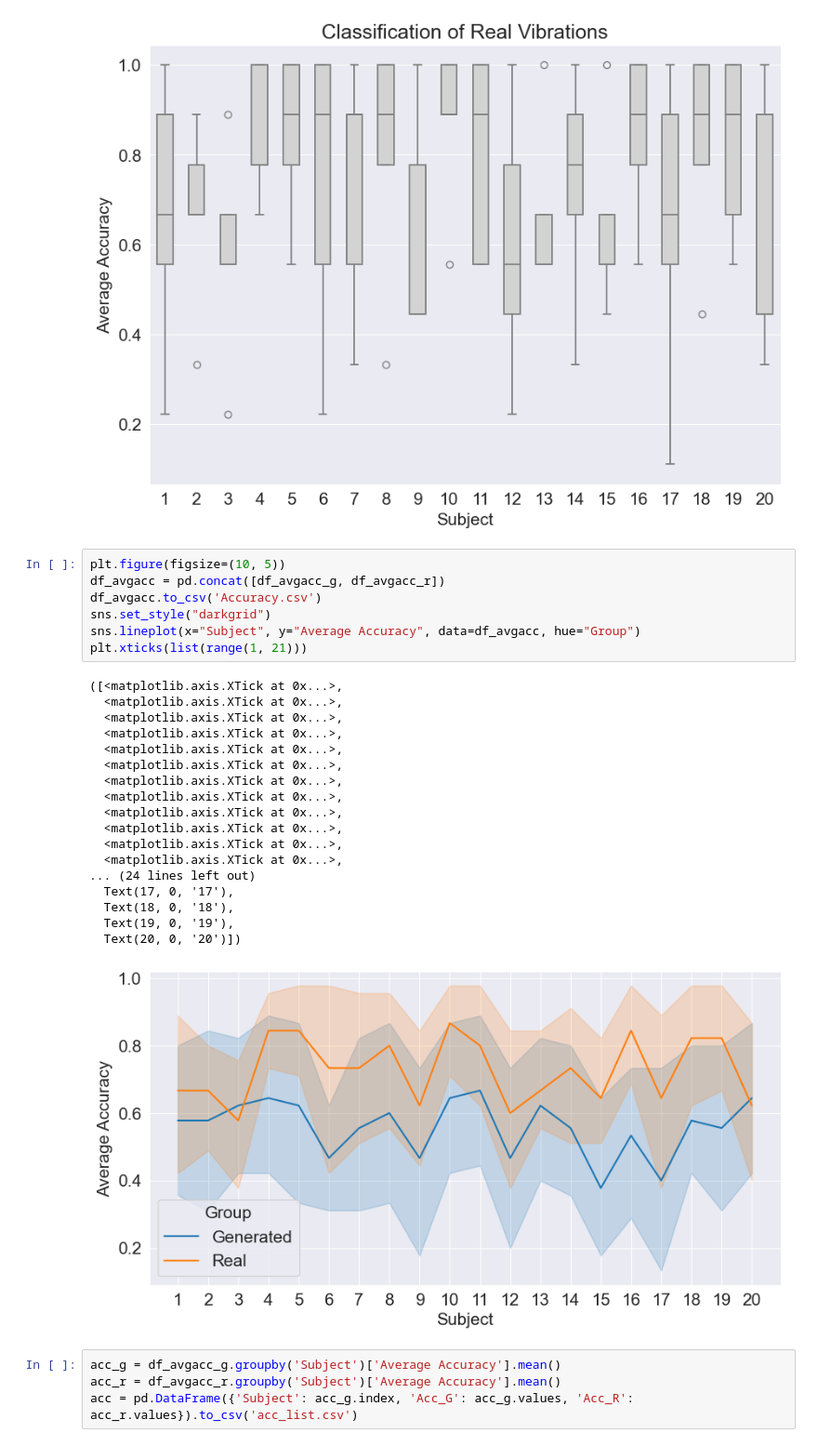
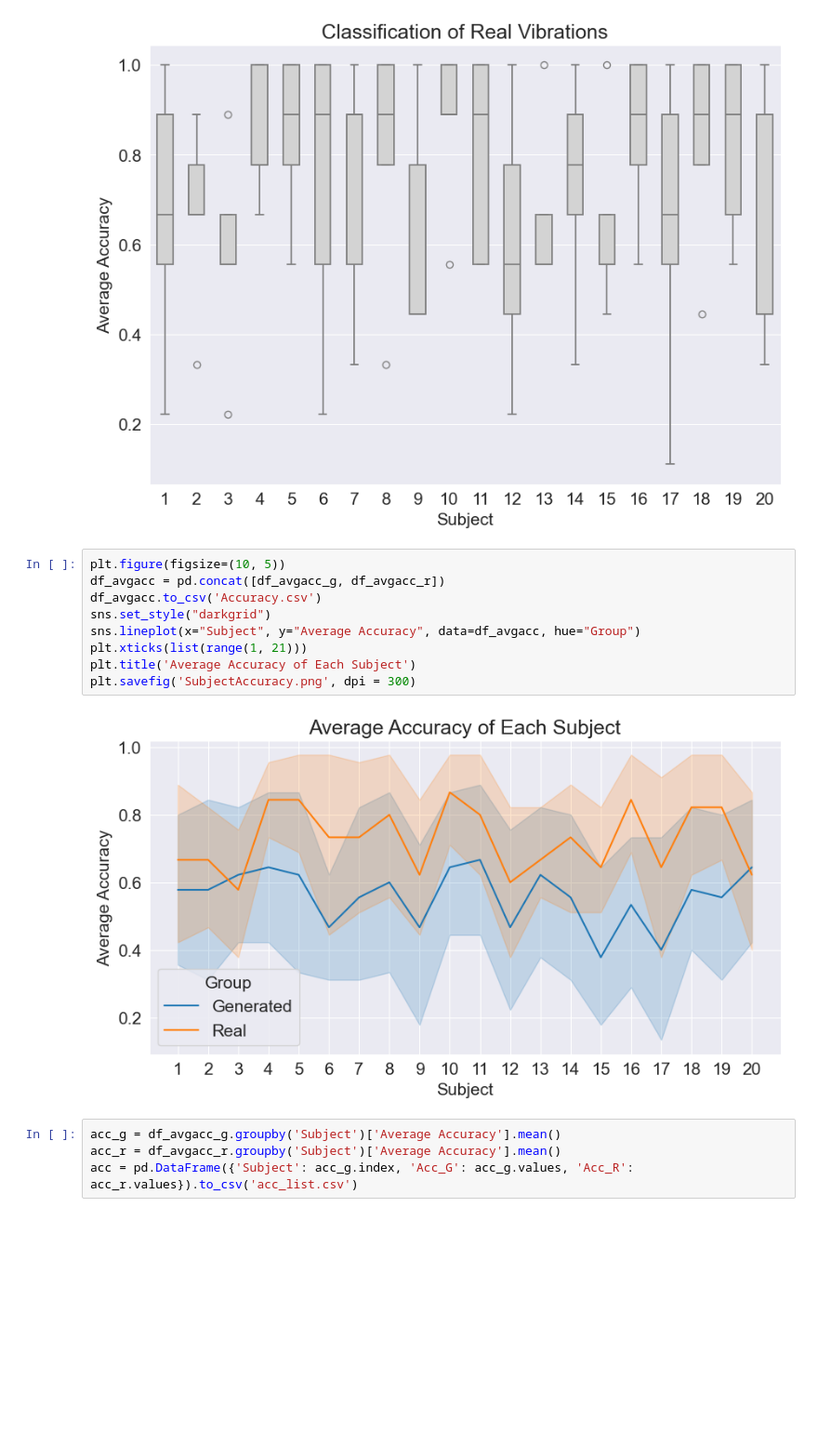
Before and after one commit to shinolab/vibrotactile-autoencoder, a Jupyter notebook: result_analysis.ipynb, the cells around one changed output. Shown at 93% size. Saved outputs shown, nothing was run; the diff lists cells and outputs as text; blank space fills up the shorter version.

```diff
--- a/result_analysis.ipynb
+++ b/result_analysis.ipynb
@@ -466,29 +469,14 @@ df_avgacc_r.to_csv('AccuracyTableR.csv')
 # %%
 plt.figure(figsize=(10, 5))
 df_avgacc = pd.concat([df_avgacc_g, df_avgacc_r])
 df_avgacc.to_csv('Accuracy.csv')
 sns.set_style("darkgrid")
 sns.lineplot(x="Subject", y="Average Accuracy", data=df_avgacc, hue="Group")
 plt.xticks(list(range(1, 21)))
+plt.title('Average Accuracy of Each Subject')
+plt.savefig('SubjectAccuracy.png', dpi = 300)
 # %% [output]
-([<matplotlib.axis.XTick at 0x...>,
-  <matplotlib.axis.XTick at 0x...>,
-  <matplotlib.axis.XTick at 0x...>,
-  <matplotlib.axis.XTick at 0x...>,
-  <matplotlib.axis.XTick at 0x...>,
-  <matplotlib.axis.XTick at 0x...>,
-  <matplotlib.axis.XTick at 0x...>,
-  <matplotlib.axis.XTick at 0x...>,
-  <matplotlib.axis.XTick at 0x...>,
-  <matplotlib.axis.XTick at 0x...>,
-  <matplotlib.axis.XTick at 0x...>,
-  <matplotlib.axis.XTick at 0x...>,
-... (24 lines left out)
-  Text(17, 0, '17'),
-  Text(18, 0, '18'),
-  Text(19, 0, '19'),
-  Text(20, 0, '20')])
-[figure, old version]
+[figure, new version]
 # %%
 acc_g = df_avgacc_g.groupby('Subject')['Average Accuracy'].mean()
 acc_r = df_avgacc_r.groupby('Subject')['Average Accuracy'].mean()
```
Also changed, not shown: parts of 4 cells of this notebook.
